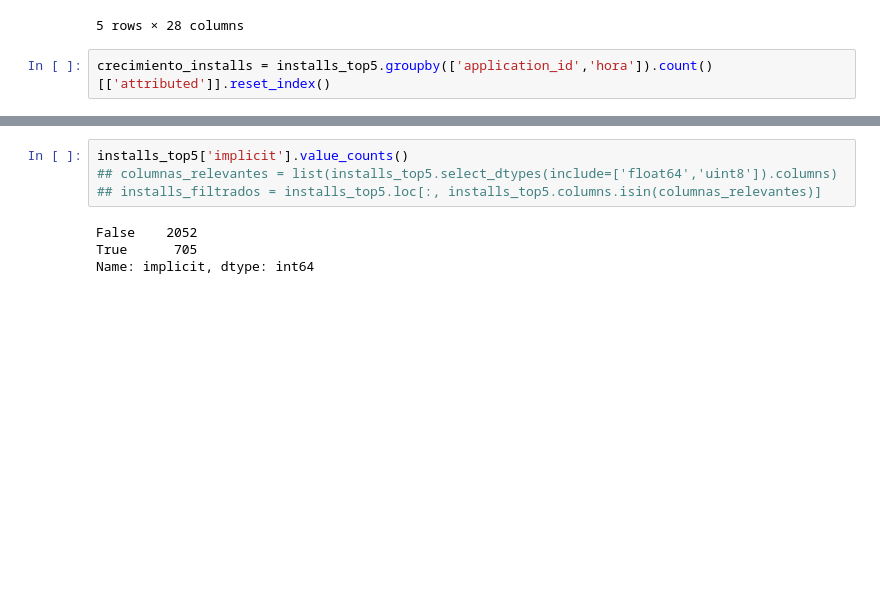
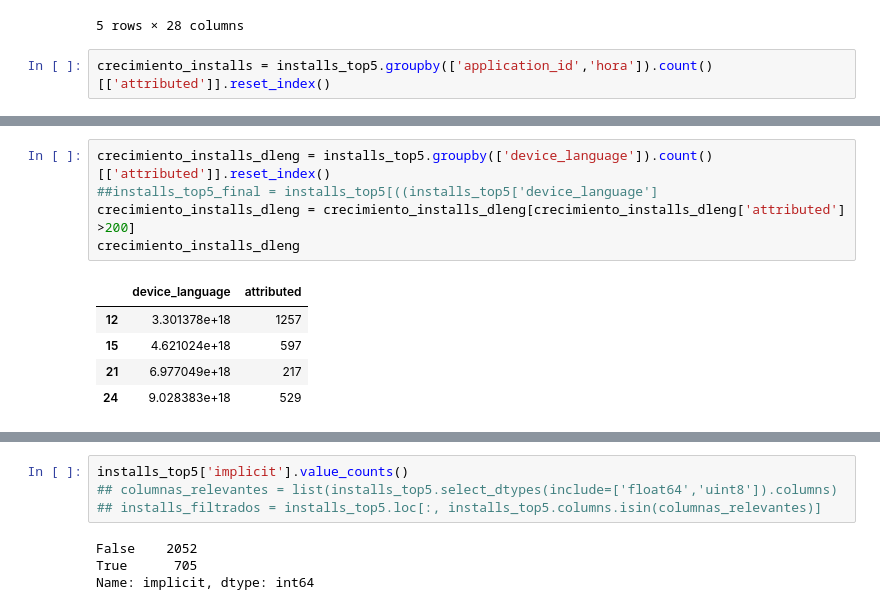
Before and after one commit to asilvestri2020/7506_1C2019, a Jupyter notebook: TP1/TP1_Pruebas_Andres.ipynb, the cells around one changed output, grey strips where cells are left out. Drawn from its saved outputs; the diff is of its cells as text; blank space fills up the shorter version.

```diff
--- a/TP1/TP1_Pruebas_Andres.ipynb
+++ b/TP1/TP1_Pruebas_Andres.ipynb
@@ -522,0 +524,11 @@ KeyError: "['application_id' 'attributed'] not in index"
+# %%
+crecimiento_installs_dleng = installs_top5.groupby(['device_language']).count()[['attributed']].reset_index()
+##installs_top5_final = installs_top5[((installs_top5['device_language']
+crecimiento_installs_dleng = crecimiento_installs_dleng[crecimiento_installs_dleng['attributed'] >200]
+crecimiento_installs_dleng
+# %% [output]
+|  | device_language | attributed |
+| 12 | 3.301378e+18 | 1257 |
+| 15 | 4.621024e+18 | 597 |
+| 21 | 6.977049e+18 | 217 |
+| 24 | 9.028383e+18 | 529 |
```
Also changed, not shown: parts of 9 cells of this notebook.
